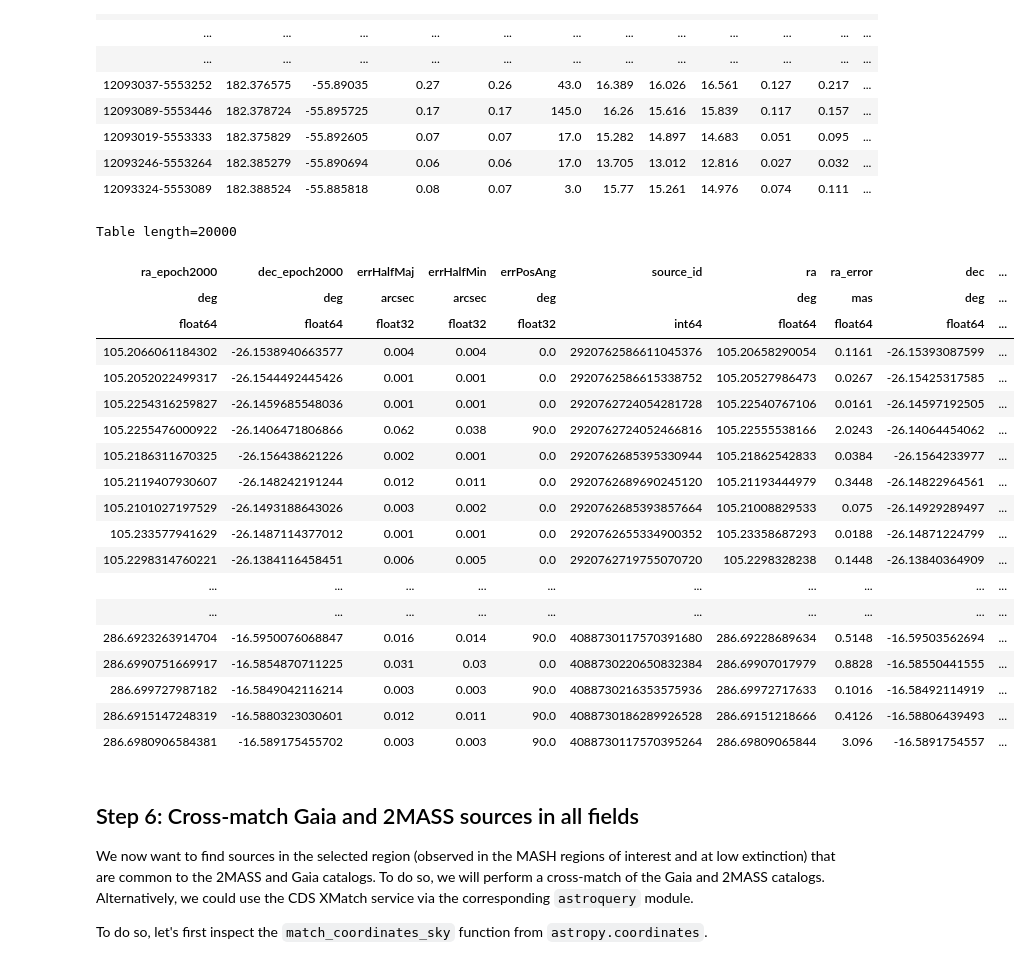
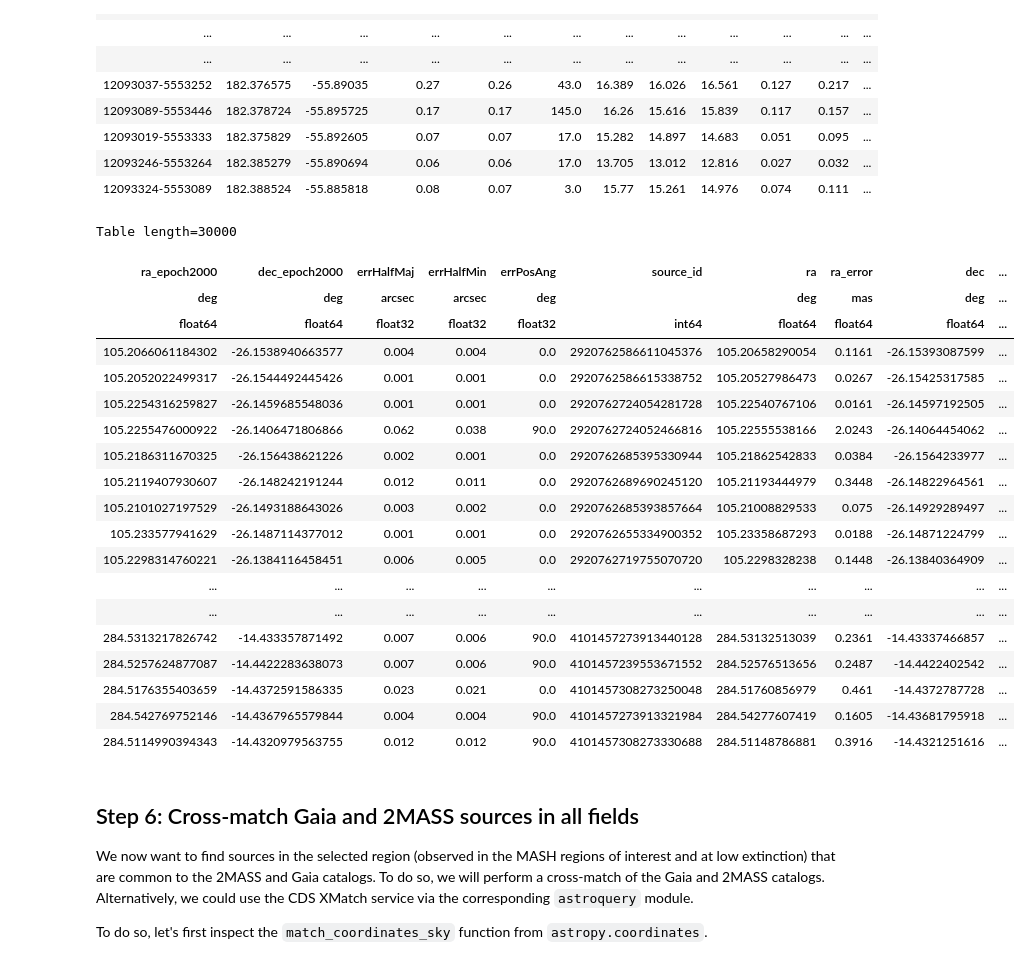
Before and after one commit to cds-astro/tutorials, a Jupyter notebook: Notebooks/6_Advanced_usage_of_MOCs.ipynb, the cells around one changed output. Drawn from its saved outputs; the diff is of its cells as text; code cells hidden in the pictures.

```diff
--- a/Notebooks/6_Advanced_usage_of_MOCs.ipynb
+++ b/Notebooks/6_Advanced_usage_of_MOCs.ipynb
@@ -180,9 +177,7 @@ For this tutorial, we will download the well-known all-sky extinction map from S
 
 The map is available here: https://lambda.gsfc.nasa.gov/data/foregrounds/SFD/lambda_sfd_ebv.fits and we save it to disc.
 # %%
-hdul = fits.open(
-    "https://lambda.gsfc.nasa.gov/data/foregrounds/SFD/lambda_sfd_ebv.fits",
-)
+hdul = fits.open("Data/lambda_sfd_ebv.fits")
 # %% [markdown]
 We are only interested in regions with low extinction. So we aim to get a MOC of all regions where the extinction values from the Schlegel *et al.* map are between 0 and 0.5mag. The extinction map we got from the NASA webpage is in the HEALPix format. This is an efficient presentation of all-sky maps. The HEALPix tesselation is also used by MOCs. So to get the MOC from the extinction map, we do the following.
 
@@ -506,29 +484,29 @@ Table length=19784
 | 12093246-5553264 | 182.385279 | -55.890694 | 0.06 | 0.06 | 17.0 | 13.705 | 13.012 | 12.816 | 0.027 | 0.032 | ... |
 | 12093324-5553089 | 182.388524 | -55.885818 | 0.08 | 0.07 | 3.0 | 15.77 | 15.261 | 14.976 | 0.074 | 0.111 | ... |
 # %%
-gaia = moc_intersection.query_vizier_table("I/345/gaia2", max_rows=20000)
+gaia = moc_intersection.query_vizier_table("I/345/gaia2", max_rows=30000)
 gaia
 # %% [output]
-Table length=20000
+Table length=30000
 | ra_epoch2000 | dec_epoch2000 | errHalfMaj | errHalfMin | errPosAng | source_id | ra | ra_error | dec | ... |
 | deg | deg | arcsec | arcsec | deg |  | deg | mas | deg | ... |
 | float64 | float64 | float32 | float32 | float32 | int64 | float64 | float64 | float64 | ... |
 | 105.2066061184302 | -26.1538940663577 | 0.004 | 0.004 | 0.0 | 2920762586611045376 | 105.20658290054 | 0.1161 | -26.15393087599 | ... |
 | 105.2052022499317 | -26.1544492445426 | 0.001 | 0.001 | 0.0 | 2920762586615338752 | 105.20527986473 | 0.0267 | -26.15425317585 | ... |
 | 105.2254316259827 | -26.1459685548036 | 0.001 | 0.001 | 0.0 | 2920762724054281728 | 105.22540767106 | 0.0161 | -26.14597192505 | ... |
 | 105.2255476000922 | -26.1406471806866 | 0.062 | 0.038 | 90.0 | 2920762724052466816 | 105.22555538166 | 2.0243 | -26.14064454062 | ... |
 | 105.2186311670325 | -26.156438621226 | 0.002 | 0.001 | 0.0 | 2920762685395330944 | 105.21862542833 | 0.0384 | -26.1564233977 | ... |
 | 105.2119407930607 | -26.148242191244 | 0.012 | 0.011 | 0.0 | 2920762689690245120 | 105.21193444979 | 0.3448 | -26.14822964561 | ... |
 | 105.2101027197529 | -26.1493188643026 | 0.003 | 0.002 | 0.0 | 2920762685393857664 | 105.21008829533 | 0.075 | -26.14929289497 | ... |
 | 105.233577941629 | -26.1487114377012 | 0.001 | 0.001 | 0.0 | 2920762655334900352 | 105.23358687293 | 0.0188 | -26.14871224799 | ... |
 | 105.2298314760221 | -26.1384116458451 | 0.006 | 0.005 | 0.0 | 2920762719755070720 | 105.2298328238 | 0.1448 | -26.13840364909 | ... |
 | ... | ... | ... | ... | ... | ... | ... | ... | ... | ... |
 | ... | ... | ... | ... | ... | ... | ... | ... | ... | ... |
-| 286.6923263914704 | -16.5950076068847 | 0.016 | 0.014 | 90.0 | 4088730117570391680 | 286.69228689634 | 0.5148 | -16.59503562694 | ... |
-| 286.6990751669917 | -16.5854870711225 | 0.031 | 0.03 | 0.0 | 4088730220650832384 | 286.69907017979 | 0.8828 | -16.58550441555 | ... |
-| 286.699727987182 | -16.5849042116214 | 0.003 | 0.003 | 90.0 | 4088730216353575936 | 286.69972717633 | 0.1016 | -16.58492114919 | ... |
-| 286.6915147248319 | -16.5880323030601 | 0.012 | 0.011 | 90.0 | 4088730186289926528 | 286.69151218666 | 0.4126 | -16.58806439493 | ... |
-| 286.6980906584381 | -16.589175455702 | 0.003 | 0.003 | 90.0 | 4088730117570395264 | 286.69809065844 | 3.096 | -16.5891754557 | ... |
+| 284.5313217826742 | -14.433357871492 | 0.007 | 0.006 | 90.0 | 4101457273913440128 | 284.53132513039 | 0.2361 | -14.43337466857 | ... |
+| 284.5257624877087 | -14.4422283638073 | 0.007 | 0.006 | 90.0 | 4101457239553671552 | 284.52576513656 | 0.2487 | -14.4422402542 | ... |
+| 284.5176355403659 | -14.4372591586335 | 0.023 | 0.021 | 0.0 | 4101457308273250048 | 284.51760856979 | 0.461 | -14.4372787728 | ... |
+| 284.542769752146 | -14.4367965579844 | 0.004 | 0.004 | 90.0 | 4101457273913321984 | 284.54277607419 | 0.1605 | -14.43681795918 | ... |
+| 284.5114990394343 | -14.4320979563755 | 0.012 | 0.012 | 90.0 | 4101457308273330688 | 284.51148786881 | 0.3916 | -14.4321251616 | ... |
 # %% [markdown]
 ## Step 6: Cross-match Gaia and 2MASS sources in all fields
 
```
Also changed, not shown: parts of 16 cells of this notebook, 4 other files.
